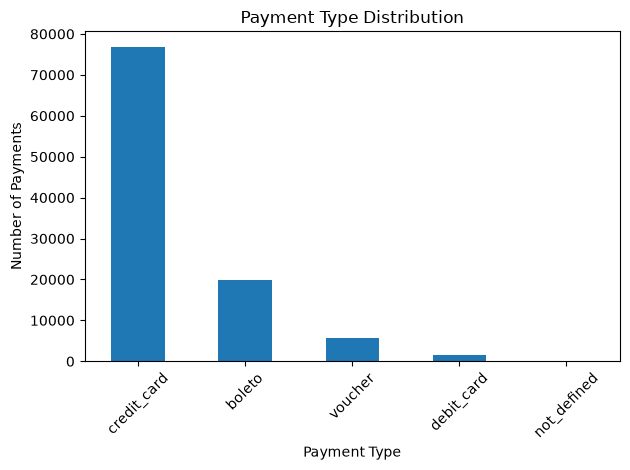
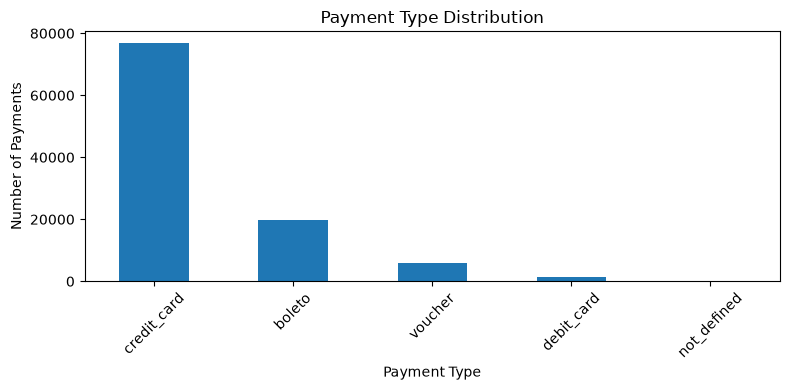
The notebook cell's code change between the first figure and the second:
--- before
+++ after
@@ -1,2 +1,3 @@
+plt.figure(figsize=(8,4))
 payments["payment_type"].value_counts().plot(kind="bar")
 plt.title("Payment Type Distribution")
@@ -5,3 +6,4 @@
 plt.xticks(rotation=45)
 plt.tight_layout()
+plt.savefig("../figures/lab01_payment_type_distribution.png")
 plt.show()

Commit: Add reflection questions and additional charts